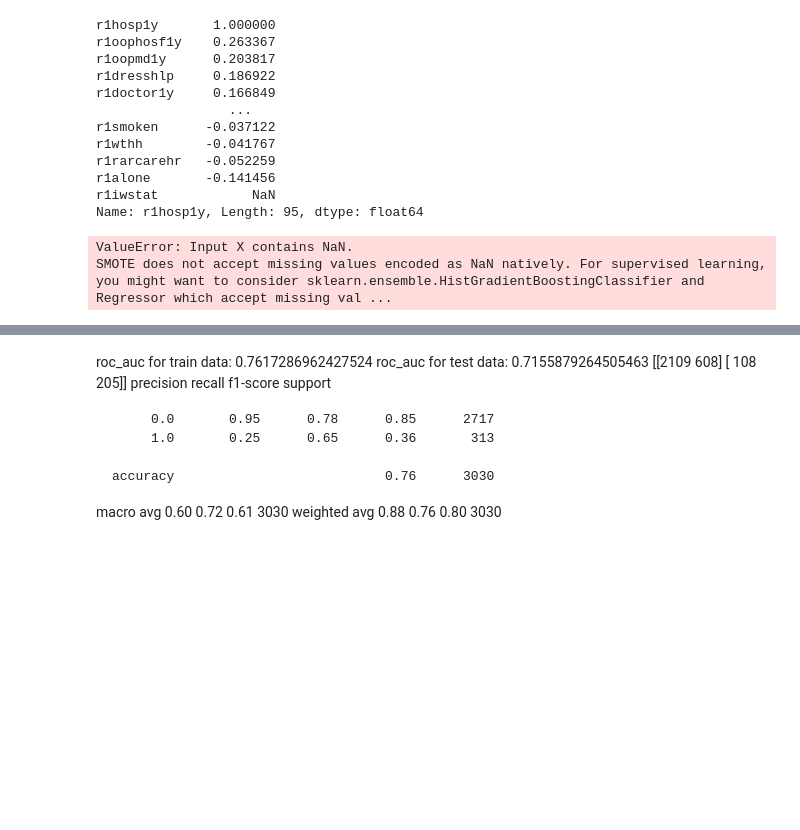
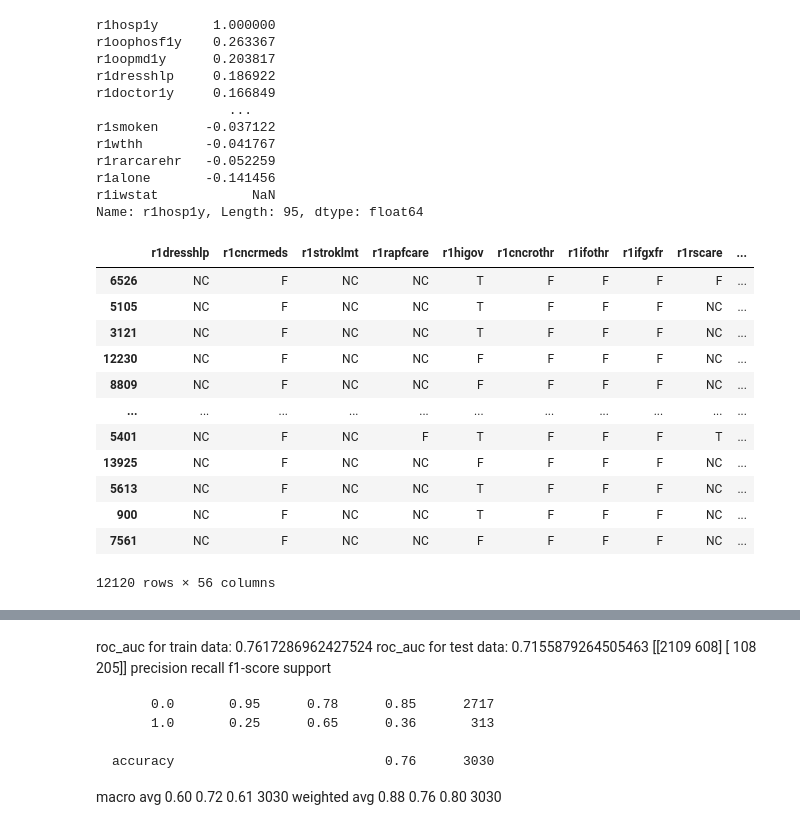
Before and after one commit to anyoneai-team6/hospitalization-prediction, a Jupyter notebook: baseline_model.ipynb, the cells around one changed output, grey strips where cells are left out. Saved outputs shown, nothing was run; the diff lists cells and outputs as text; code cells hidden in the pictures; blank space fills up the shorter version.

Commit message:
cleaning categoricals

```diff
--- a/baseline_model.ipynb
+++ b/baseline_model.ipynb
@@ -183,15 +182,38 @@ from imblearn.over_sampling import SMOTE
 target = "r1hosp1y"
 X = w1_clean.drop(columns=target).copy()
 y = w1_clean[target].copy()
-# %%
-smote = SMOTE(random_state=42)
-X_smote, y_smote = smote.fit_resample(X, y)
-
-df_smote = pd.concat([X_smote, y_smote], axis=1)
-# %% [output]
-ValueError: Input X contains NaN.
-SMOTE does not accept missing values encoded as NaN natively. For supervised learning, you might want to consider sklearn.ensemble.HistGradientBoostingClassifier and Regressor which accept missing val ...
 # %%
 from sklearn.model_selection import train_test_split
 
 X_train, X_test, y_train, y_test = train_test_split(X, y, test_size=0.2, random_state=42)
+# %%
+def clean_categoricals(df):
+    # This function cleans categorical columns containing 0,1 and nans, transforming them to F, T and NC
+    # and then returns ONLY the columns cleaned
+    selected_columns = []
+    for column in df.columns:
+        unique_values = df[column].dropna().unique()
+        if set(unique_values) <= {0, 1, np.nan}:
+            selected_columns.append(column)
+
+    cleaned_cats = df[selected_columns].replace({0: "F", 1: "T", np.nan: "NC"})
+
+    return cleaned_cats
+# %%
+cleaned_df = clean_categoricals(X_train)
+# %%
+cleaned_df
+# %% [output]
+|  | r1dresshlp | r1cncrmeds | r1stroklmt | r1rapfcare | r1higov | r1cncrothr | r1ifothr | r1ifgxfr | r1rscare | ... |
+| 6526 | NC | F | NC | NC | T | F | F | F | F | ... |
+| 5105 | NC | F | NC | NC | T | F | F | F | NC | ... |
+| 3121 | NC | F | NC | NC | T | F | F | F | NC | ... |
+| 12230 | NC | F | NC | NC | F | F | F | F | NC | ... |
+| 8809 | NC | F | NC | NC | F | F | F | F | NC | ... |
+| ... | ... | ... | ... | ... | ... | ... | ... | ... | ... | ... |
+| 5401 | NC | F | NC | F | T | F | F | F | T | ... |
+| 13925 | NC | F | NC | NC | F | F | F | F | NC | ... |
+| 5613 | NC | F | NC | NC | T | F | F | F | NC | ... |
+| 900 | NC | F | NC | NC | T | F | F | F | NC | ... |
+| 7561 | NC | F | NC | NC | F | F | F | F | NC | ... |
+12120 rows × 56 columns
```
Also changed, not shown: parts of 5 cells of this notebook, 3 other files.
